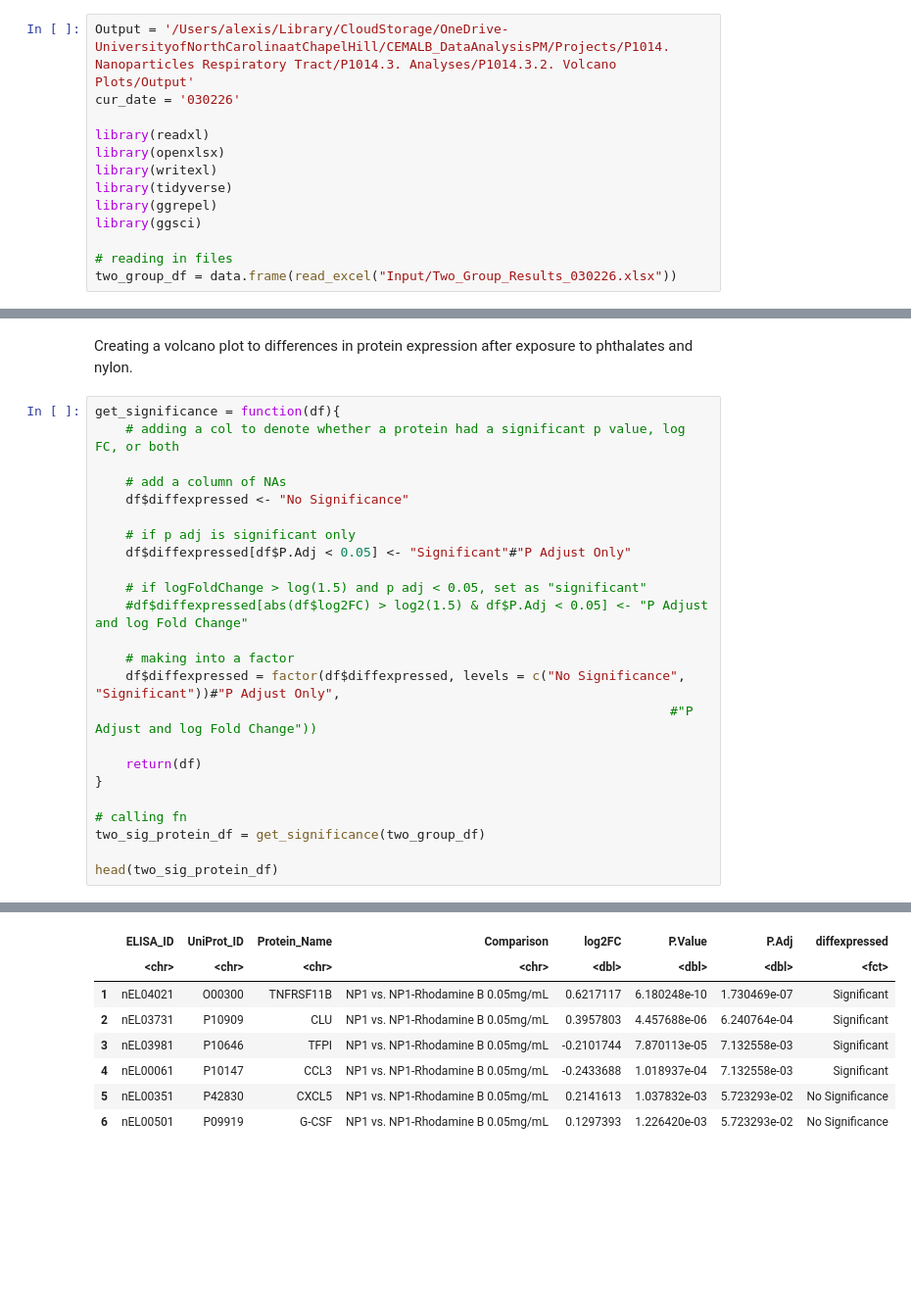
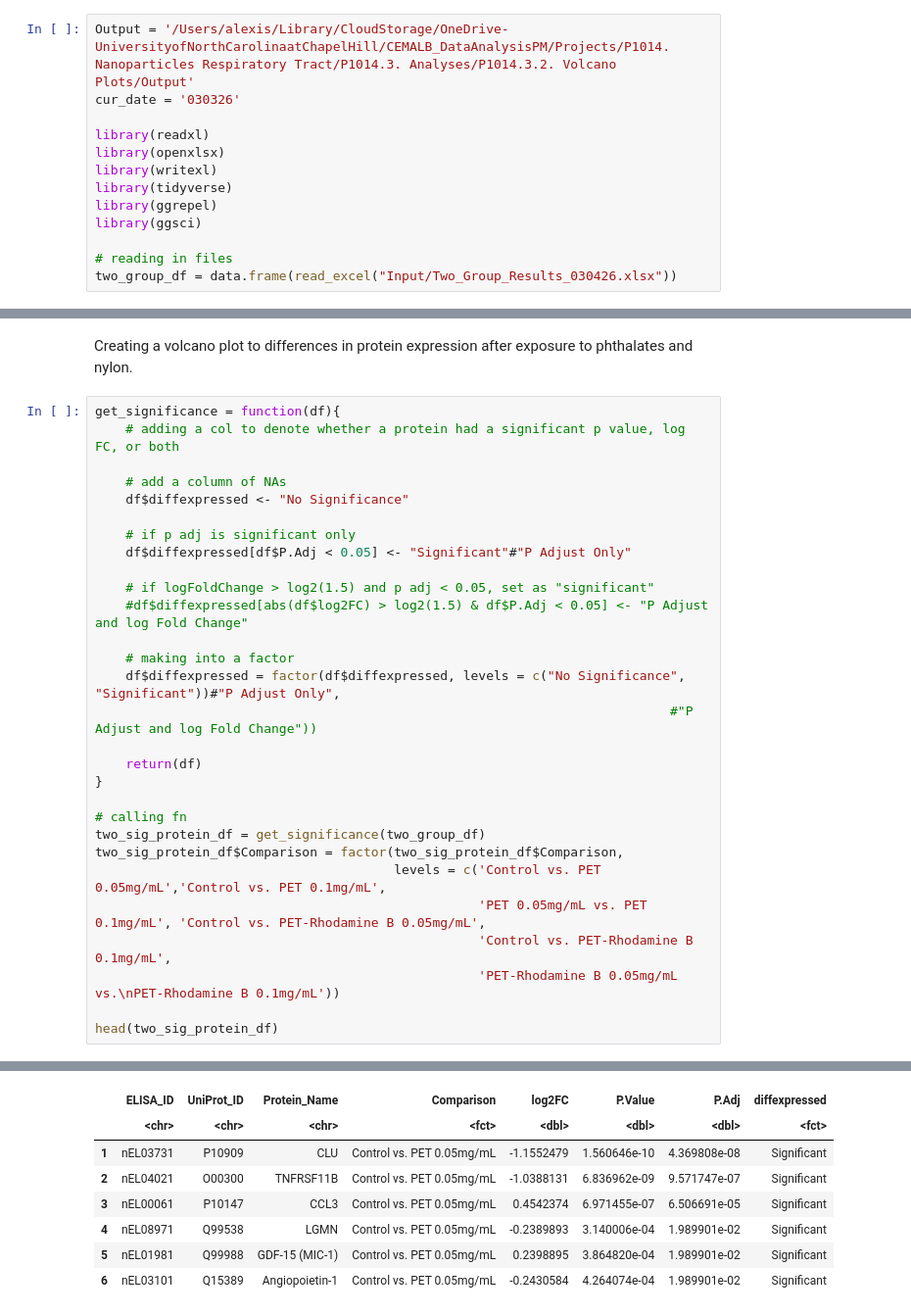
Before and after one commit to Ragerlab/2026_Ghosh_An-In-Vitro-Model-for-Human-Airway-Epithelial-Cells-Preloading-with-Polyethylene-Terephth, a Jupyter notebook: 2. Volcano Plots/Volcano Plots.ipynb, the cells around one changed output, grey strips where cells are left out. Shown at 98% size. Drawn from its saved outputs; the diff is of its cells as text; blank space fills up the shorter version.

```diff
--- a/2. Volcano Plots/Volcano Plots.ipynb
+++ b/2. Volcano Plots/Volcano Plots.ipynb
@@ -1,6 +1,6 @@
 # %%
 Output = '/Users/alexis/Library/CloudStorage/OneDrive-UniversityofNorthCarolinaatChapelHill/CEMALB_DataAnalysisPM/Projects/P1014. Nanoparticles Respiratory Tract/P1014.3. Analyses/P1014.3.2. Volcano Plots/Output'
-cur_date = '030226'
+cur_date = '030326'
 
 library(readxl)
 library(openxlsx)
@@ -10,7 +10,7 @@ library(ggrepel)
 library(ggsci)
 
 # reading in files
-two_group_df = data.frame(read_excel("Input/Two_Group_Results_030226.xlsx"))
+two_group_df = data.frame(read_excel("Input/Two_Group_Results_030426.xlsx"))
 # %% [output]
 ── Attaching core tidyverse packages ──────────────────────── tidyverse 2.0.0 ──
 ✔ dplyr     1.1.4     ✔ readr     2.1.5
@@ -39,35 +39,40 @@ Creating a volcano plot to differences in protein expression after exposure to p
 # %%
 get_significance = function(df){
     # adding a col to denote whether a protein had a significant p value, log FC, or both
 
     # add a column of NAs
     df$diffexpressed <- "No Significance"
 
     # if p adj is significant only
     df$diffexpressed[df$P.Adj < 0.05] <- "Significant"#"P Adjust Only"
 
-    # if logFoldChange > log(1.5) and p adj < 0.05, set as "significant"
+    # if logFoldChange > log2(1.5) and p adj < 0.05, set as "significant"
     #df$diffexpressed[abs(df$log2FC) > log2(1.5) & df$P.Adj < 0.05] <- "P Adjust and log Fold Change"
 
     # making into a factor
     df$diffexpressed = factor(df$diffexpressed, levels = c("No Significance", "Significant"))#"P Adjust Only",
                                                                            #"P Adjust and log Fold Change"))
 
     return(df)
 }
 
 # calling fn
 two_sig_protein_df = get_significance(two_group_df)
+two_sig_protein_df$Comparison = factor(two_sig_protein_df$Comparison,
+                                       levels = c('Control vs. PET 0.05mg/mL','Control vs. PET 0.1mg/mL',
+                                                  'PET 0.05mg/mL vs. PET 0.1mg/mL', 'Control vs. PET-Rhodamine B 0.05mg/mL',
+                                                  'Control vs. PET-Rhodamine B 0.1mg/mL',
+                                                  'PET-Rhodamine B 0.05mg/mL vs.\nPET-Rhodamine B 0.1mg/mL'))
 
 head(two_sig_protein_df)
 # %% [output]
 A data.frame: 6 × 8
 |  | ELISA_ID | UniProt_ID | Protein_Name | Comparison | log2FC | P.Value | P.Adj | diffexpressed |
-|  | <chr> | <chr> | <chr> | <chr> | <dbl> | <dbl> | <dbl> | <fct> |
-| 1 | nEL04021 | O00300 | TNFRSF11B | NP1 vs. NP1-Rhodamine B 0.05mg/mL | 0.6217117 | 6.180248e-10 | 1.730469e-07 | Significant |
-| 2 | nEL03731 | P10909 | CLU | NP1 vs. NP1-Rhodamine B 0.05mg/mL | 0.3957803 | 4.457688e-06 | 6.240764e-04 | Significant |
-| 3 | nEL03981 | P10646 | TFPI | NP1 vs. NP1-Rhodamine B 0.05mg/mL | -0.2101744 | 7.870113e-05 | 7.132558e-03 | Significant |
-| 4 | nEL00061 | P10147 | CCL3 | NP1 vs. NP1-Rhodamine B 0.05mg/mL | -0.2433688 | 1.018937e-04 | 7.132558e-03 | Significant |
-| 5 | nEL00351 | P42830 | CXCL5 | NP1 vs. NP1-Rhodamine B 0.05mg/mL | 0.2141613 | 1.037832e-03 | 5.723293e-02 | No Significance |
-| 6 | nEL00501 | P09919 | G-CSF | NP1 vs. NP1-Rhodamine B 0.05mg/mL | 0.1297393 | 1.226420e-03 | 5.723293e-02 | No Significance |
+|  | <chr> | <chr> | <chr> | <fct> | <dbl> | <dbl> | <dbl> | <fct> |
+| 1 | nEL03731 | P10909 | CLU | Control vs. PET 0.05mg/mL | -1.1552479 | 1.560646e-10 | 4.369808e-08 | Significant |
+| 2 | nEL04021 | O00300 | TNFRSF11B | Control vs. PET 0.05mg/mL | -1.0388131 | 6.836962e-09 | 9.571747e-07 | Significant |
+| 3 | nEL00061 | P10147 | CCL3 | Control vs. PET 0.05mg/mL | 0.4542374 | 6.971455e-07 | 6.506691e-05 | Significant |
+| 4 | nEL08971 | Q99538 | LGMN | Control vs. PET 0.05mg/mL | -0.2389893 | 3.140006e-04 | 1.989901e-02 | Significant |
+| 5 | nEL01981 | Q99988 | GDF-15 (MIC-1) | Control vs. PET 0.05mg/mL | 0.2398895 | 3.864820e-04 | 1.989901e-02 | Significant |
+| 6 | nEL03101 | Q15389 | Angiopoietin-1 | Control vs. PET 0.05mg/mL | -0.2430584 | 4.264074e-04 | 1.989901e-02 | Significant |
 # %%
```
Also changed, not shown: parts of 2 cells of this notebook.
